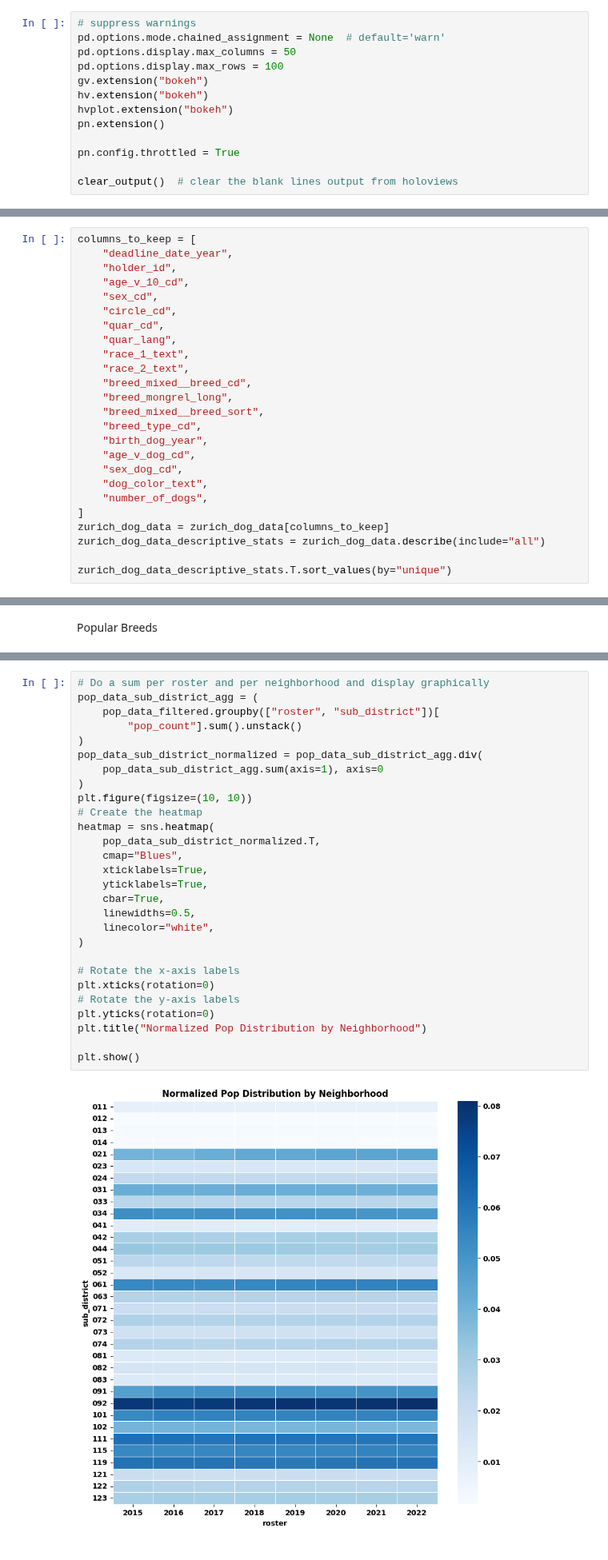
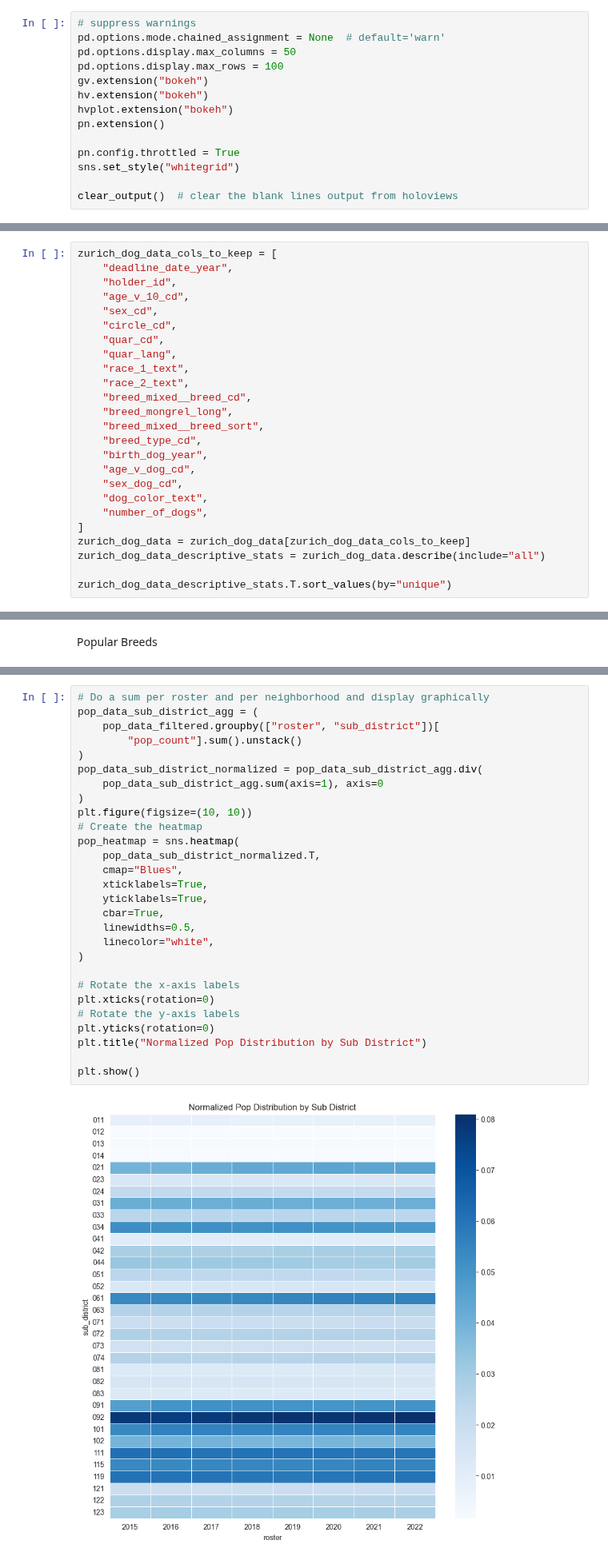
Before and after one commit to jonnross88/Springboard, a Jupyter notebook: u20_data_storytelling/zurich.ipynb, the cells around one changed output, grey strips where cells are left out. Shown at 80% size. Saved outputs shown, nothing was run; the diff lists cells and outputs as text.

```diff
--- a/u20_data_storytelling/zurich.ipynb
+++ b/u20_data_storytelling/zurich.ipynb
@@ -96,6 +99,7 @@ hvplot.extension("bokeh")
 pn.extension()
 
 pn.config.throttled = True
+sns.set_style("whitegrid")
 
 clear_output()  # clear the blank lines output from holoviews
 # %% [markdown]
@@ -420,7 +424,7 @@ This data set includes many columns, some of which are redundant. Out of the 31
 
 Before diving into the transformation process, let's explore some key aspects of the Zurich Dogs Dataset to understand its structure and characteristics.
 # %%
-columns_to_keep = [
+zurich_dog_data_cols_to_keep = [
     "deadline_date_year",
     "holder_id",
     "age_v_10_cd",
@@ -440,7 +444,7 @@ columns_to_keep = [
     "dog_color_text",
     "number_of_dogs",
 ]
-zurich_dog_data = zurich_dog_data[columns_to_keep]
+zurich_dog_data = zurich_dog_data[zurich_dog_data_cols_to_keep]
 zurich_dog_data_descriptive_stats = zurich_dog_data.describe(include="all")
 
 zurich_dog_data_descriptive_stats.T.sort_values(by="unique")
@@ -1443,33 +1551,33 @@ We see that they're just about equal amounts of men and women male and female pe
 # %%
 # Do a sum per roster and per neighborhood and display graphically
 pop_data_sub_district_agg = (
     pop_data_filtered.groupby(["roster", "sub_district"])[
         "pop_count"].sum().unstack()
 )
 pop_data_sub_district_normalized = pop_data_sub_district_agg.div(
     pop_data_sub_district_agg.sum(axis=1), axis=0
 )
 plt.figure(figsize=(10, 10))
 # Create the heatmap
-heatmap = sns.heatmap(
+pop_heatmap = sns.heatmap(
     pop_data_sub_district_normalized.T,
     cmap="Blues",
     xticklabels=True,
     yticklabels=True,
     cbar=True,
     linewidths=0.5,
     linecolor="white",
 )
 
 # Rotate the x-axis labels
 plt.xticks(rotation=0)
 # Rotate the y-axis labels
 plt.yticks(rotation=0)
-plt.title("Normalized Pop Distribution by Neighborhood")
+plt.title("Normalized Pop Distribution by Sub District")
 
 plt.show()
 # %% [output]
-[figure, old version]
+[figure, new version]
 # %% [markdown]
 The heat map shows that the proportion of the population within each of the neighborhoods in Zurich stayed approximately the same throughout the years from 2015 to 2022.
 # %%
```
Also changed, not shown: parts of 64 cells of this notebook.
